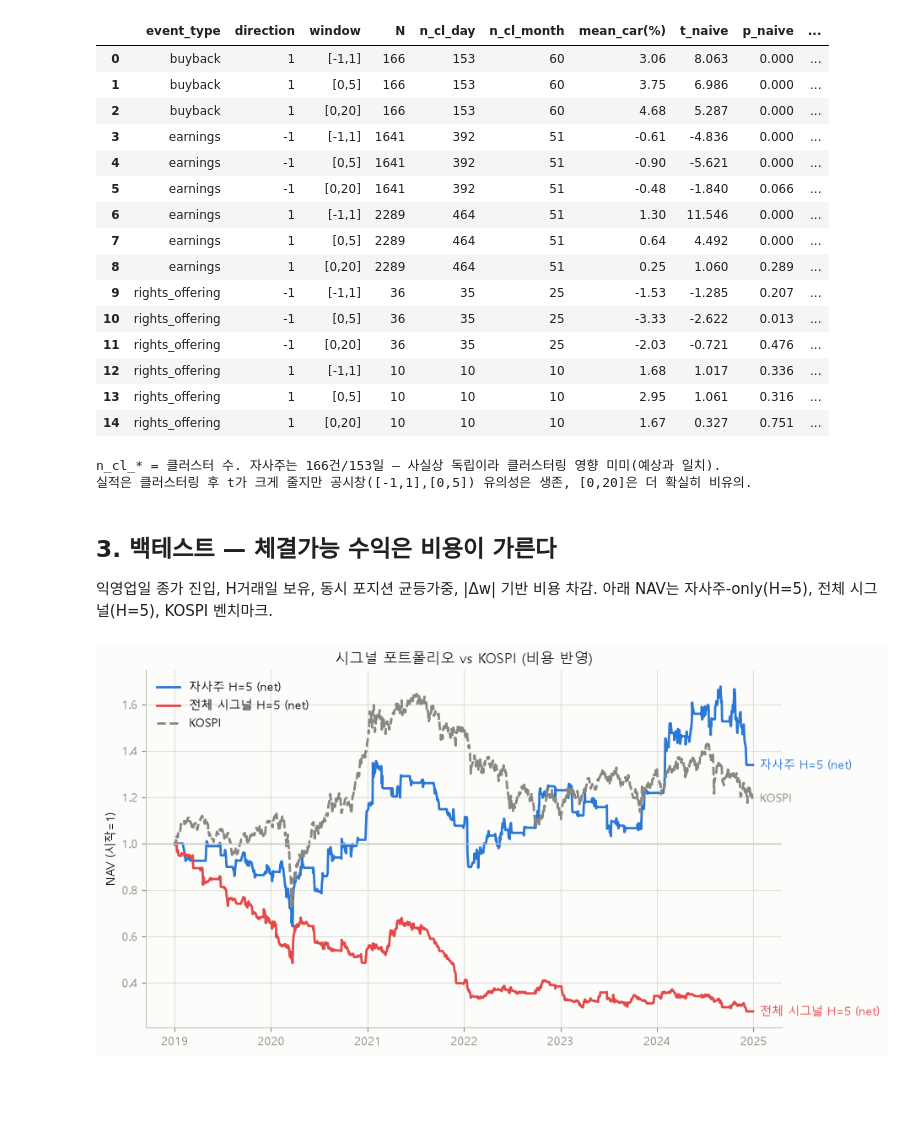
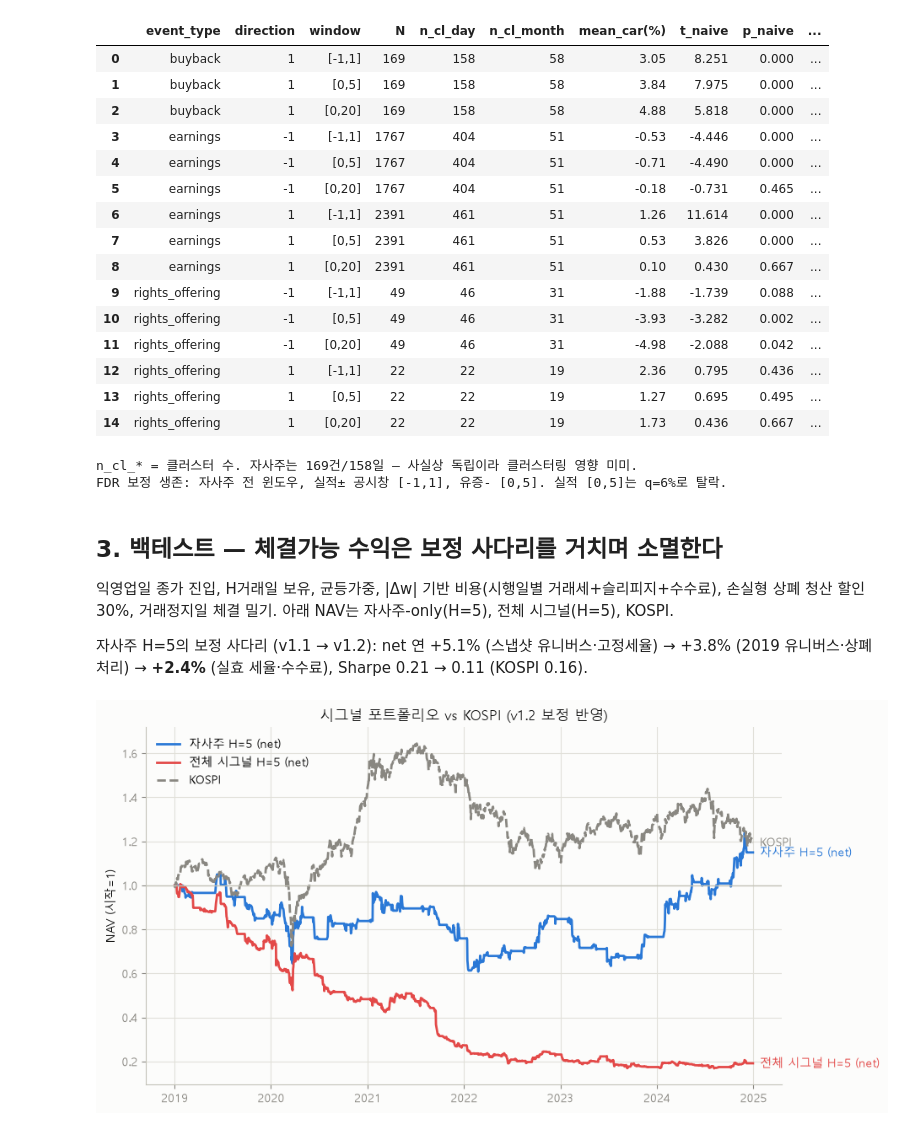
Before and after one commit to lethargic21/quant-lab, a Jupyter notebook: projects/dart-event-study/notebooks/report.ipynb, the cells around one changed output. Saved outputs shown, nothing was run; the diff lists cells and outputs as text; code cells hidden in the pictures; blank space fills up the shorter version.

```diff
--- a/projects/dart-event-study/notebooks/report.ipynb
+++ b/projects/dart-event-study/notebooks/report.ipynb
@@ -102,70 +106,85 @@ plt.show()
 # %%
 t = car.copy()
 t["mean_car(%)"] = (t["mean_car"] * 100).round(2)
-stat_cols = ["t_naive", "p_naive", "t_cl_day", "p_cl_day", "t_cl_month", "p_cl_month"]
+stat_cols = ["t_naive", "p_naive", "t_cl_day", "t_cl_month", "p_cl_month", "q_cl_month"]
 t[stat_cols] = t[stat_cols].round(3)
-t["유의(5%, 월CL)"] = (t["p_cl_month"] < 0.05).map({True: "✓", False: ""})
+t["유의(q<5%)"] = (t["q_cl_month"] < 0.05).map({True: "✓", False: ""})
 t["표본유보"] = t["thin_sample"].map({True: "⚠️", False: ""})
 display(t[["event_type", "direction", "window", "N", "n_cl_day", "n_cl_month", "mean_car(%)"]
-          + stat_cols + ["유의(5%, 월CL)", "표본유보"]])
-print("n_cl_* = 클러스터 수. 자사주는 166건/153일 — 사실상 독립이라 클러스터링 영향 미미(예상과 일치).")
-print("실적은 클러스터링 후 t가 크게 줄지만 공시창([-1,1],[0,5]) 유의성은 생존, [0,20]은 더 확실히 비유의.")
+          + stat_cols + ["유의(q<5%)", "표본유보"]])
+print("n_cl_* = 클러스터 수. 자사주는 169건/158일 — 사실상 독립이라 클러스터링 영향 미미.")
+print("FDR 보정 생존: 자사주 전 윈도우, 실적± 공시창 [-1,1], 유증- [0,5]. 실적 [0,5]는 q=6%로 탈락.")
 # %% [output]
 |  | event_type | direction | window | N | n_cl_day | n_cl_month | mean_car(%) | t_naive | p_naive | ... |
-| 0 | buyback | 1 | [-1,1] | 166 | 153 | 60 | 3.06 | 8.063 | 0.000 | ... |
-| 1 | buyback | 1 | [0,5] | 166 | 153 | 60 | 3.75 | 6.986 | 0.000 | ... |
-| 2 | buyback | 1 | [0,20] | 166 | 153 | 60 | 4.68 | 5.287 | 0.000 | ... |
-| 3 | earnings | -1 | [-1,1] | 1641 | 392 | 51 | -0.61 | -4.836 | 0.000 | ... |
-| 4 | earnings | -1 | [0,5] | 1641 | 392 | 51 | -0.90 | -5.621 | 0.000 | ... |
-| 5 | earnings | -1 | [0,20] | 1641 | 392 | 51 | -0.48 | -1.840 | 0.066 | ... |
-| 6 | earnings | 1 | [-1,1] | 2289 | 464 | 51 | 1.30 | 11.546 | 0.000 | ... |
-| 7 | earnings | 1 | [0,5] | 2289 | 464 | 51 | 0.64 | 4.492 | 0.000 | ... |
-| 8 | earnings | 1 | [0,20] | 2289 | 464 | 51 | 0.25 | 1.060 | 0.289 | ... |
-| 9 | rights_offering | -1 | [-1,1] | 36 | 35 | 25 | -1.53 | -1.285 | 0.207 | ... |
-| 10 | rights_offering | -1 | [0,5] | 36 | 35 | 25 | -3.33 | -2.622 | 0.013 | ... |
-| 11 | rights_offering | -1 | [0,20] | 36 | 35 | 25 | -2.03 | -0.721 | 0.476 | ... |
-| 12 | rights_offering | 1 | [-1,1] | 10 | 10 | 10 | 1.68 | 1.017 | 0.336 | ... |
-| 13 | rights_offering | 1 | [0,5] | 10 | 10 | 10 | 2.95 | 1.061 | 0.316 | ... |
-| 14 | rights_offering | 1 | [0,20] | 10 | 10 | 10 | 1.67 | 0.327 | 0.751 | ... |
+| 0 | buyback | 1 | [-1,1] | 169 | 158 | 58 | 3.05 | 8.251 | 0.000 | ... |
+| 1 | buyback | 1 | [0,5] | 169 | 158 | 58 | 3.84 | 7.975 | 0.000 | ... |
+| 2 | buyback | 1 | [0,20] | 169 | 158 | 58 | 4.88 | 5.818 | 0.000 | ... |
+| 3 | earnings | -1 | [-1,1] | 1767 | 404 | 51 | -0.53 | -4.446 | 0.000 | ... |
+| 4 | earnings | -1 | [0,5] | 1767 | 404 | 51 | -0.71 | -4.490 | 0.000 | ... |
+| 5 | earnings | -1 | [0,20] | 1767 | 404 | 51 | -0.18 | -0.731 | 0.465 | ... |
+| 6 | earnings | 1 | [-1,1] | 2391 | 461 | 51 | 1.26 | 11.614 | 0.000 | ... |
+| 7 | earnings | 1 | [0,5] | 2391 | 461 | 51 | 0.53 | 3.826 | 0.000 | ... |
+| 8 | earnings | 1 | [0,20] | 2391 | 461 | 51 | 0.10 | 0.430 | 0.667 | ... |
+| 9 | rights_offering | -1 | [-1,1] | 49 | 46 | 31 | -1.88 | -1.739 | 0.088 | ... |
+| 10 | rights_offering | -1 | [0,5] | 49 | 46 | 31 | -3.93 | -3.282 | 0.002 | ... |
+| 11 | rights_offering | -1 | [0,20] | 49 | 46 | 31 | -4.98 | -2.088 | 0.042 | ... |
+| 12 | rights_offering | 1 | [-1,1] | 22 | 22 | 19 | 2.36 | 0.795 | 0.436 | ... |
+| 13 | rights_offering | 1 | [0,5] | 22 | 22 | 19 | 1.27 | 0.695 | 0.495 | ... |
+| 14 | rights_offering | 1 | [0,20] | 22 | 22 | 19 | 1.73 | 0.436 | 0.667 | ... |
-n_cl_* = 클러스터 수. 자사주는 166건/153일 — 사실상 독립이라 클러스터링 영향 미미(예상과 일치).
-실적은 클러스터링 후 t가 크게 줄지만 공시창([-1,1],[0,5]) 유의성은 생존, [0,20]은 더 확실히 비유의.
+n_cl_* = 클러스터 수. 자사주는 169건/158일 — 사실상 독립이라 클러스터링 영향 미미.
+FDR 보정 생존: 자사주 전 윈도우, 실적± 공시창 [-1,1], 유증- [0,5]. 실적 [0,5]는 q=6%로 탈락.
 # %% [markdown]
-## 3. 백테스트 — 체결가능 수익은 비용이 가른다
+## 3. 백테스트 — 체결가능 수익은 보정 사다리를 거치며 소멸한다
 
-익영업일 종가 진입, H거래일 보유, 동시 포지션 균등가중, |Δw| 기반 비용 차감.
-아래 NAV는 자사주-only(H=5), 전체 시그널(H=5), KOSPI 벤치마크.
+익영업일 종가 진입, H거래일 보유, 균등가중, |Δw| 기반 비용(시행일별 거래세+슬리피지+수수료),
+손실형 상폐 청산 할인 30%, 거래정지일 체결 밀기. 아래 NAV는 자사주-only(H=5), 전체 시그널(H=5), KOSPI.
+
+자사주 H=5의 보정 사다리 (v1.1 → v1.2): net 연 +5.1% (스냅샷 유니버스·고정세율)
+→ +3.8% (2019 유니버스·상폐 처리) → **+2.4%** (실효 세율·수수료), Sharpe 0.21 → 0.11 (KOSPI 0.16).
 # %%
-from quantlab_shared.backtest.costs import CostModel
+from quantlab_shared.backtest.costs import KOSPI_TAX_SCHEDULE, CostModel
 from quantlab_shared.backtest.engine import run_backtest
 from quantlab_shared.data.prices import PriceStore
 
+from dart_event_study.config import resolve_universe_asof
+
 start, end = settings["period"]["start"], settings["period"]["end"]
-cost = CostModel(settings["costs"]["transaction_tax"], settings["costs"]["slippage"])
+c = settings["costs"]
+cost = CostModel(
+    transaction_tax=c["transaction_tax"], slippage=c["slippage"],
+    commission=c.get("commission", 0.0),
+    tax_schedule=KOSPI_TAX_SCHEDULE if c.get("use_tax_schedule") else None,
+)
 store = PriceStore(DATA / "prices", start, end)
-closes = pd.DataFrame({tk: store.ohlcv(tk)["close"] for tk in signals["ticker"].unique()})
+tickers = signals["ticker"].unique()
+closes = pd.DataFrame({tk: store.ohlcv(tk)["close"] for tk in tickers})
+volumes = pd.DataFrame({tk: store.ohlcv(tk)["volume"] for tk in tickers})
+delist_loss = set(resolve_universe_asof()["delisted_loss"])
+kw = dict(cost=cost, delist_discount=settings["backtest"]["delist_discount"],
+          delist_tickers=delist_loss, volumes=volumes)
 
-res_bb = run_backtest(signals[signals.event_type == "buyback"], closes, 5, cost)
-res_all = run_backtest(signals, closes, 5, cost)
+res_bb = run_backtest(signals[signals.event_type == "buyback"], closes, 5, **kw)
+res_all = run_backtest(signals, closes, 5, **kw)
 kospi_ret = store.ohlcv("KS11")["close"].pct_change().fillna(0)
 
 fig, ax = plt.subplots(figsize=(9.5, 5))
 for daily, label, color, style in [
     (res_bb.daily_net, "자사주 H=5 (net)", C_BLUE, "-"),
     (res_all.daily_net, "전체 시그널 H=5 (net)", C_RED, "-"),
     (kospi_ret, "KOSPI", MUTED, "--"),
 ]:
     nav = (1 + daily).cumprod()
     ax.plot(nav.index, nav.values, color=color, linewidth=2, linestyle=style, label=label)
     ax.annotate(label, (nav.index[-1], nav.iloc[-1]), xytext=(6, 0),
                 textcoords="offset points", color=color, fontsize=10, va="center")
 ax.axhline(1, color=BASE, linewidth=1)
 ax.set_ylabel("NAV (시작=1)")
-ax.set_title("시그널 포트폴리오 vs KOSPI (비용 반영)")
+ax.set_title("시그널 포트폴리오 vs KOSPI (v1.2 보정 반영)")
 ax.legend(frameon=False, loc="upper left")
 plt.tight_layout()
 plt.show()
 # %% [output]
-[figure, old version]
+[figure, new version]
 # %%
 cols = ["scope", "H", "variant", "ann_return", "sharpe", "sortino", "mdd", "turnover_ann", "hit_ratio", "n_trades"]
 display(bt[cols].round(3))
```
Also changed, not shown: parts of 8 cells of this notebook, 3 other files.
